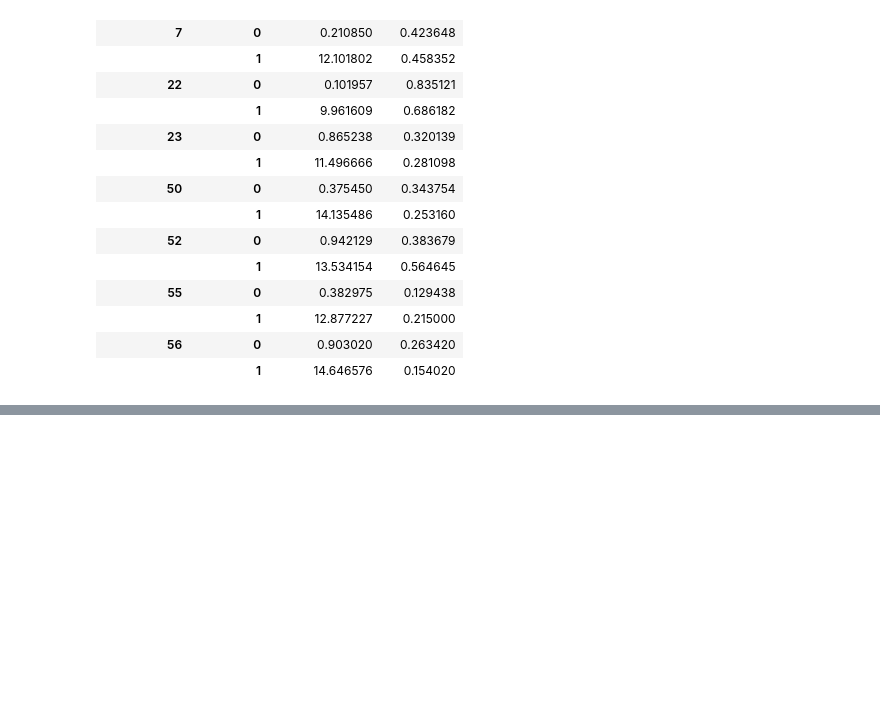
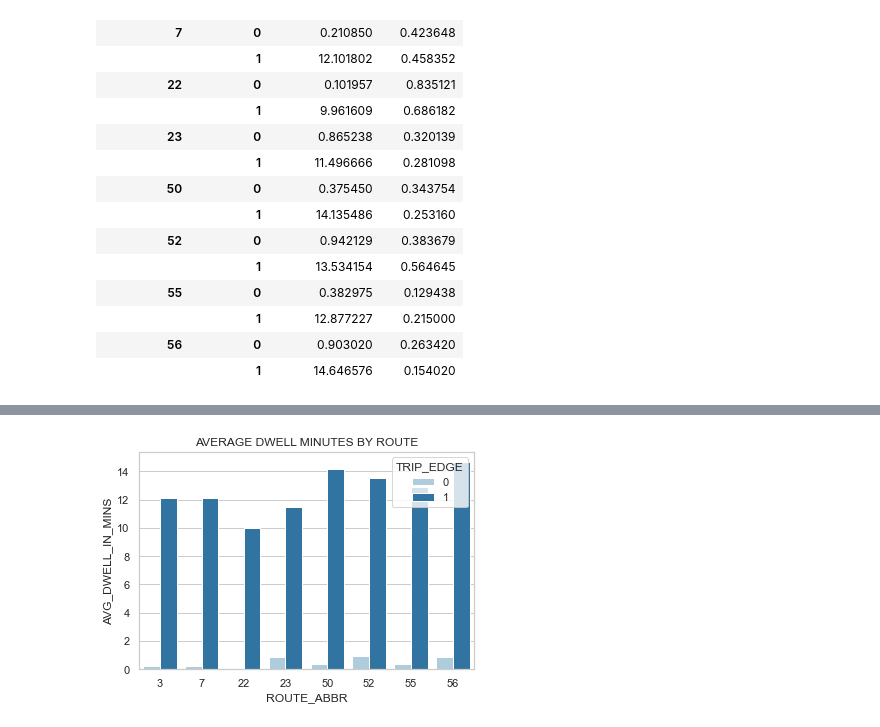
Before and after one commit to NSS-Data-Analytics-Cohort-7/wego-python-bit-my_finger, a Jupyter notebook: notebook/new_wego.ipynb, the cells around one changed output, grey strips where cells are left out. Cells and saved outputs as stored; diff of their text form; code cells hidden in the pictures; blank space fills up the shorter version.

```diff
--- a/notebook/new_wego.ipynb
+++ b/notebook/new_wego.ipynb
@@ -121,0 +162,3 @@ layover.groupby(['ROUTE_ABBR', 'TRIP_EDGE']).agg({'DWELL_IN_MINS':['mean'], 'HDW
+# %%
+layover_new = layover[['ROUTE_ABBR', 'TRIP_EDGE', 'DWELL_IN_MINS', 'HDWY_DEV', 'WEEKDAY']]
+layover_new.head()
@@ -121,0 +172,11 @@ layover.groupby(['ROUTE_ABBR', 'TRIP_EDGE']).agg({'DWELL_IN_MINS':['mean'], 'HDW
+# %%
+def calculate(layover_new):
+    return layover_new.DWELL_IN_MINS.mean()
+layover_plot = layover_new.groupby(['ROUTE_ABBR', 'TRIP_EDGE']).apply(calculate)
+layover_plot = layover_plot.reset_index()
+plt.figure(figsize=(6,4))
+sns.barplot(x='ROUTE_ABBR', y=0, hue='TRIP_EDGE', palette='Paired', data=layover_plot)
+plt.ylabel('AVG_DWELL_IN_MINS')
+plt.title('AVERAGE DWELL MINUTES BY ROUTE');
+# %% [output]
+[figure, added]
```
Also changed, not shown: parts of 32 cells of this notebook.
